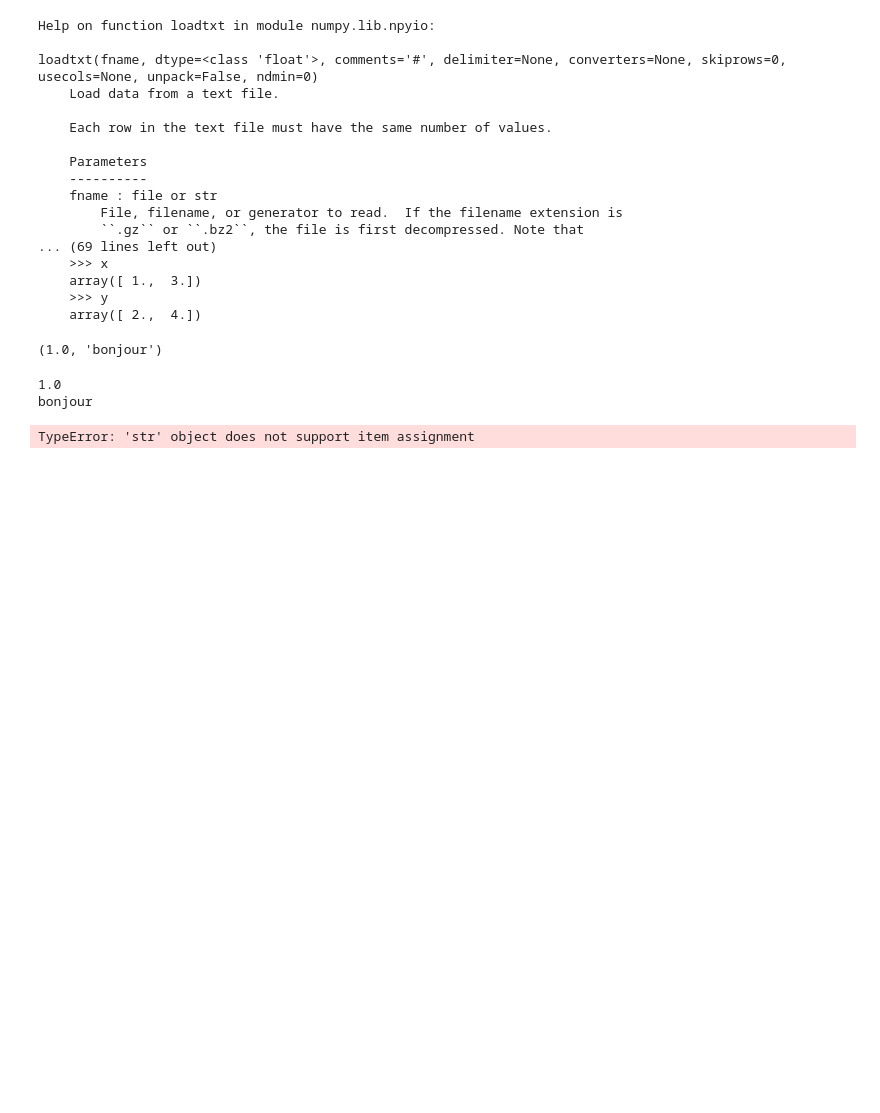
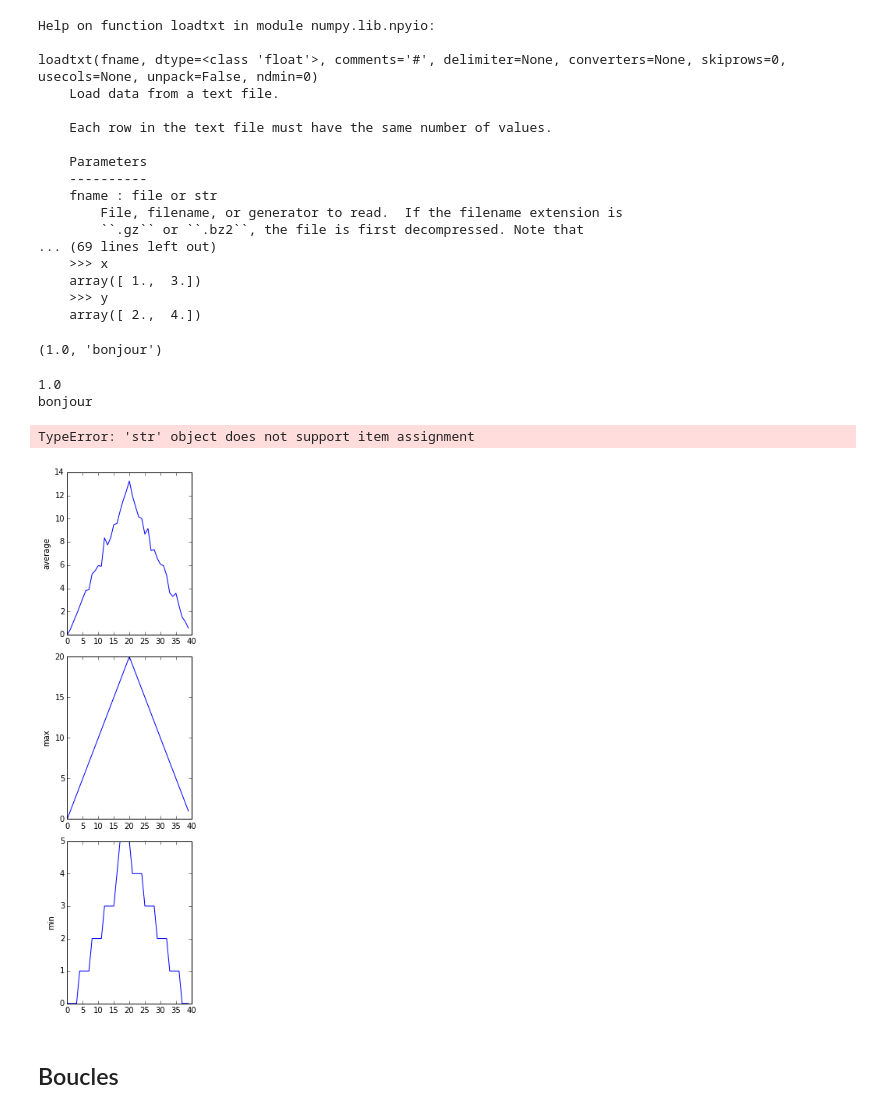
Before and after one commit to calculquebec/2015-10-26-SWC-Universite-Laval, a Jupyter notebook: Introduction à la programmation en Python.ipynb, the cells around one changed output. Saved outputs shown, nothing was run; the diff lists cells and outputs as text; code cells hidden in the pictures; blank space fills up the shorter version.

```diff
--- a/Introduction à la programmation en Python.ipynb
+++ b/Introduction à la programmation en Python.ipynb
@@ -306,3 +306,30 @@ b = "bonjour"
 b[0] = "c"
 # %% [output]
 TypeError: 'str' object does not support item assignment
+# %%
+import numpy
+import matplotlib.pyplot
+
+data = numpy.loadtxt(fname="inflammation-01.csv", delimiter=",")
+
+fig = matplotlib.pyplot.figure(figsize=(3., 10.))
+
+axes1 = fig.add_subplot(3, 1, 1)
+axes2 = fig.add_subplot(3, 1, 2)
+axes3 = fig.add_subplot(3, 1, 3)
+
+axes1.set_ylabel("average")
+axes1.plot(data.mean(axis=0))
+
+axes2.set_ylabel("max")
+axes2.plot(data.max(axis=0))
+
+axes3.set_ylabel("min")
+axes3.plot(data.min(axis=0))
+
+fig.tight_layout()
+matplotlib.pyplot.show(fig)
+# %% [output]
+[figure, added]
+# %% [markdown]
+## Boucles
```
